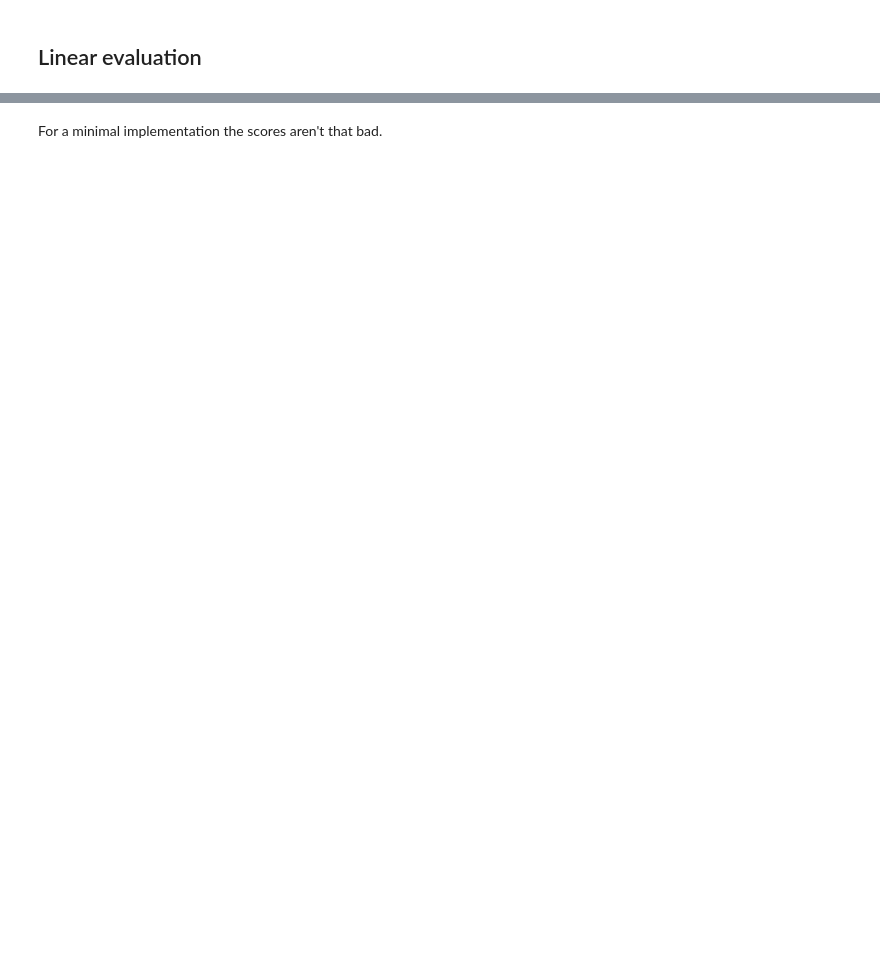
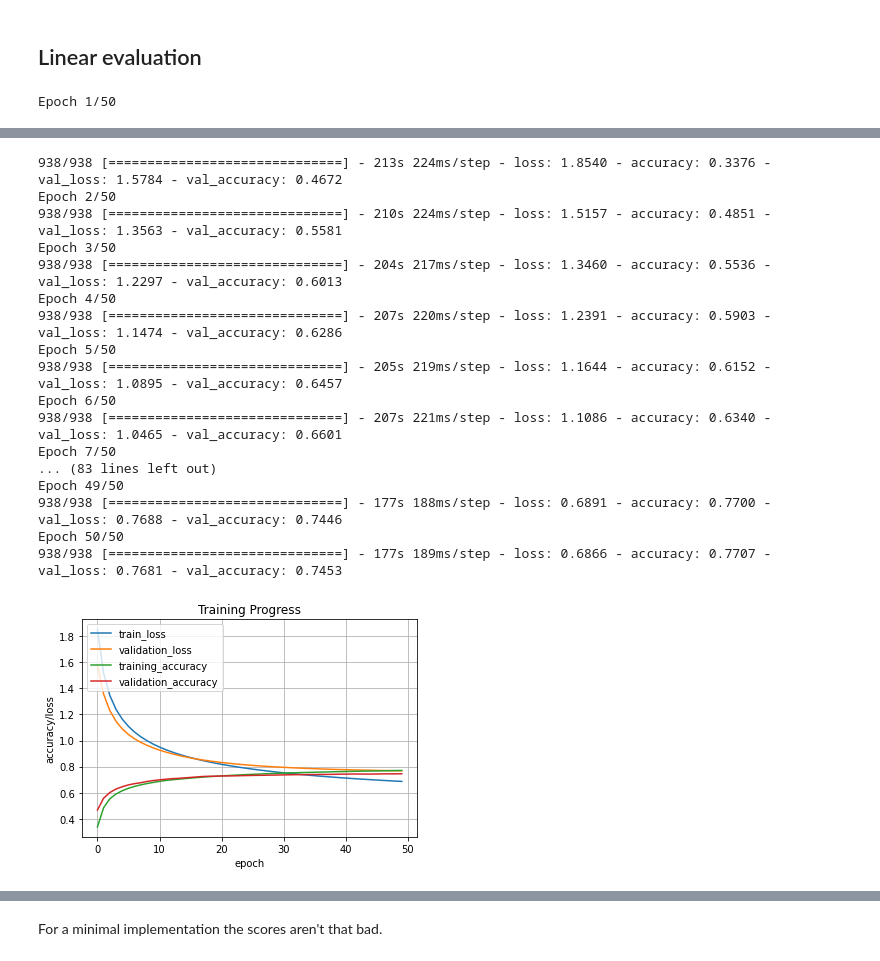
Before and after one commit to kothiga/SimSiam-TF, a Jupyter notebook: SimSiam_Evaluation_mnist.ipynb, the cells around one changed output, grey strips where cells are left out. Cells and saved outputs as stored; diff of their text form; code cells hidden in the pictures; blank space fills up the shorter version.

```diff
--- a/SimSiam_Evaluation_mnist.ipynb
+++ b/SimSiam_Evaluation_mnist.ipynb
@@ -86,7 +137,7 @@ get_encoder().summary()
 # %%
 # We now load up the pre-trained weights
 projection = get_encoder()
-projection.load_weights('projection_022.h5')
+projection.load_weights('projection.h5')
 
 # Create a sub-model for extracting features
 rn50 = tf.keras.Model(projection.input, projection.layers[2].output)
@@ -97,7 +165,7 @@ def get_linear_classifier(feature_backbone, trainable=False):
 
     feature_backbone.trainable = trainable
     x = feature_backbone(inputs, training=False)
-    outputs = tf.keras.layers.Dense(1000, activation="softmax", )(x)
+    outputs = tf.keras.layers.Dense(10, activation="softmax", )(x)
     linear_model = tf.keras.Model(inputs, outputs)
 
     return linear_model
@@ -119,9 +203,9 @@ def plot_progress(hist):
 ## Linear evaluation
 # %%
 # Early Stopping to prevent overfitting
-#early_stopper = tf.keras.callbacks.EarlyStopping(monitor="val_loss",
-#                                                 patience=5, verbose=2,
-#                                                 restore_best_weights=True)
+early_stopper = tf.keras.callbacks.EarlyStopping(monitor="val_loss",
+                                                 patience=5, verbose=2,
+                                                 restore_best_weights=True)
 # %%
 # Get linear model and compile
 tf.keras.backend.clear_session()
@@ -133,6 +217,8 @@ model.compile(loss="sparse_categorical_crossentropy", metrics=["accuracy"],
 history = model.fit(training_ds,
                  validation_data=validation_ds,
                  epochs=50,
-                 #callbacks=[early_stopper]
+                 callbacks=[early_stopper]
                  )
 plot_progress(history)
+# %% [output]
+Epoch 1/50
@@ -139,3 +234,21 @@ plot_progress(history)
+938/938 [==============================] - 213s 224ms/step - loss: 1.8540 - accuracy: 0.3376 - val_loss: 1.5784 - val_accuracy: 0.4672
+Epoch 2/50
+938/938 [==============================] - 210s 224ms/step - loss: 1.5157 - accuracy: 0.4851 - val_loss: 1.3563 - val_accuracy: 0.5581
+Epoch 3/50
+938/938 [==============================] - 204s 217ms/step - loss: 1.3460 - accuracy: 0.5536 - val_loss: 1.2297 - val_accuracy: 0.6013
+Epoch 4/50
+938/938 [==============================] - 207s 220ms/step - loss: 1.2391 - accuracy: 0.5903 - val_loss: 1.1474 - val_accuracy: 0.6286
+Epoch 5/50
+938/938 [==============================] - 205s 219ms/step - loss: 1.1644 - accuracy: 0.6152 - val_loss: 1.0895 - val_accuracy: 0.6457
+Epoch 6/50
+938/938 [==============================] - 207s 221ms/step - loss: 1.1086 - accuracy: 0.6340 - val_loss: 1.0465 - val_accuracy: 0.6601
+Epoch 7/50
+... (83 lines left out)
+Epoch 49/50
+938/938 [==============================] - 177s 188ms/step - loss: 0.6891 - accuracy: 0.7700 - val_loss: 0.7688 - val_accuracy: 0.7446
+Epoch 50/50
+938/938 [==============================] - 177s 189ms/step - loss: 0.6866 - accuracy: 0.7707 - val_loss: 0.7681 - val_accuracy: 0.7453
+[figure, added]
 # %%
 _, acc = model.evaluate(validation_ds)
 print('Validation accuracy:', round(acc*100, 2))
```
Also changed, not shown: parts of 9 cells of this notebook, 1 other file.
